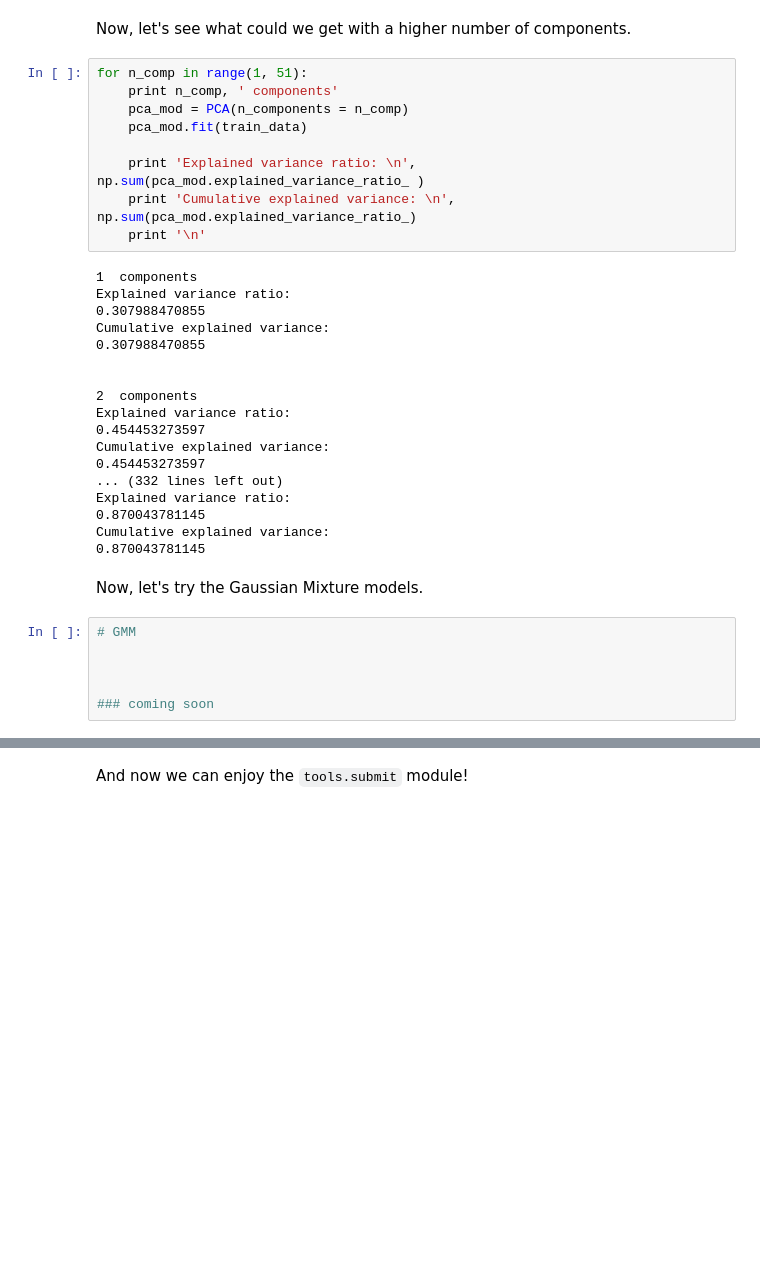
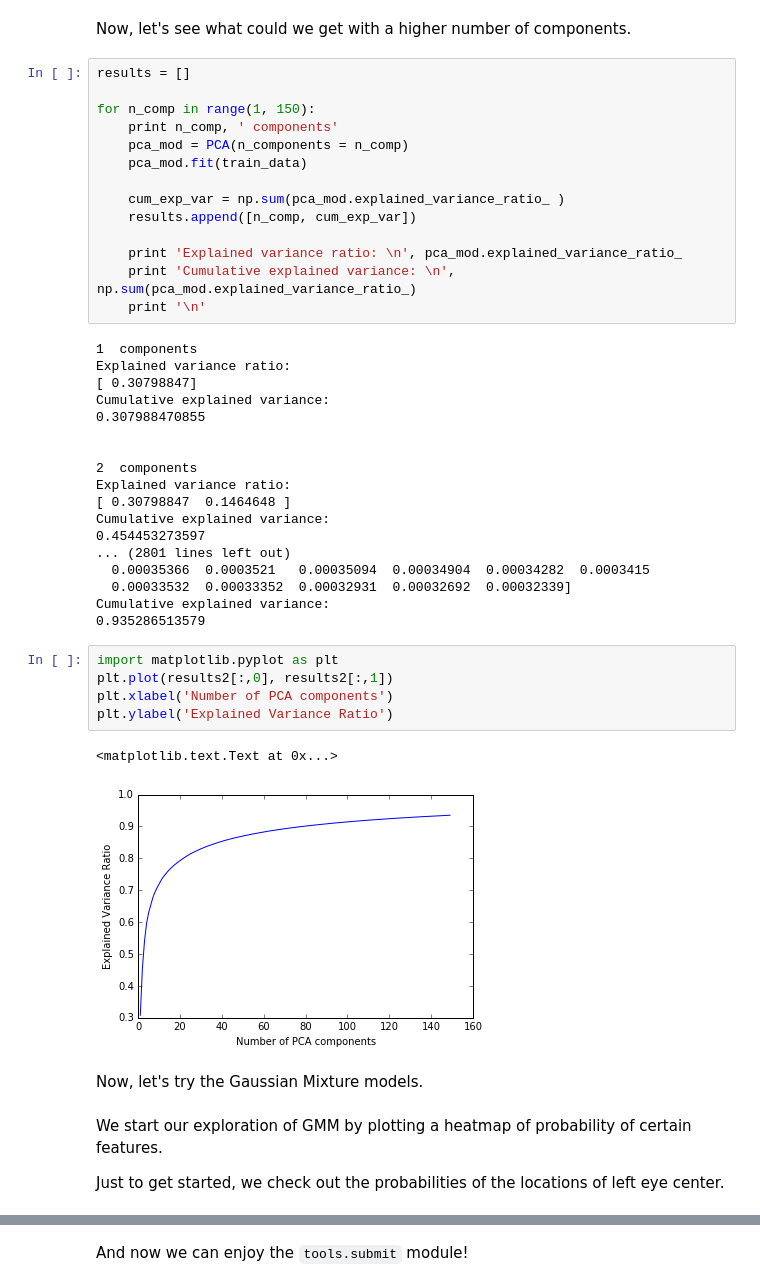
Before and after one commit to woneiros/facial-keypoint-detection, a Jupyter notebook: scripts/explorations/nina_explorations.ipynb, the cells around one changed output, grey strips where cells are left out. Saved outputs shown, nothing was run; the diff lists cells and outputs as text; blank space fills up the shorter version.

Commit message:
statistics for PCA, still trying to figure out GMM

```diff
--- a/scripts/explorations/nina_explorations.ipynb
+++ b/scripts/explorations/nina_explorations.ipynb
@@ -104,37 +75,48 @@ Cumulative explained variance:
 # %% [markdown]
 Now, let's see what could we get with a higher number of components.
 # %%
-for n_comp in range(1, 51):
+results = []
+
+for n_comp in range(1, 150):
     print n_comp, ' components'
     pca_mod = PCA(n_components = n_comp)
     pca_mod.fit(train_data)
 
-    print 'Explained variance ratio: \n', np.sum(pca_mod.explained_variance_ratio_ )
+    cum_exp_var = np.sum(pca_mod.explained_variance_ratio_ )
+    results.append([n_comp, cum_exp_var])
+
+    print 'Explained variance ratio: \n', pca_mod.explained_variance_ratio_
     print 'Cumulative explained variance: \n', np.sum(pca_mod.explained_variance_ratio_)
     print '\n'
 # %% [output]
 1  components
 Explained variance ratio:
-0.307988470855
+[ 0.30798847]
 Cumulative explained variance:
 0.307988470855
 
 
 2  components
 Explained variance ratio:
-0.454453273597
+[ 0.30798847  0.1464648 ]
 Cumulative explained variance:
 0.454453273597
-... (332 lines left out)
-Explained variance ratio:
-0.870043781145
+... (2801 lines left out)
+  0.00035366  0.0003521   0.00035094  0.00034904  0.00034282  0.0003415
+  0.00033532  0.00033352  0.00032931  0.00032692  0.00032339]
 Cumulative explained variance:
-0.870043781145
+0.935286513579
+# %%
+import matplotlib.pyplot as plt
+plt.plot(results2[:,0], results2[:,1])
+plt.xlabel('Number of PCA components')
+plt.ylabel('Explained Variance Ratio')
+# %% [output]
+<matplotlib.text.Text at 0x...>
+[figure, added]
 # %% [markdown]
 Now, let's try the Gaussian Mixture models.
-# %%
-# GMM
-
-
-
-### coming soon
+# %% [markdown]
+We start our exploration of GMM by plotting a heatmap of probability of certain features.
+
+Just to get started, we check out the probabilities of the locations of left eye center.
```
Also changed, not shown: parts of 5 cells of this notebook.
